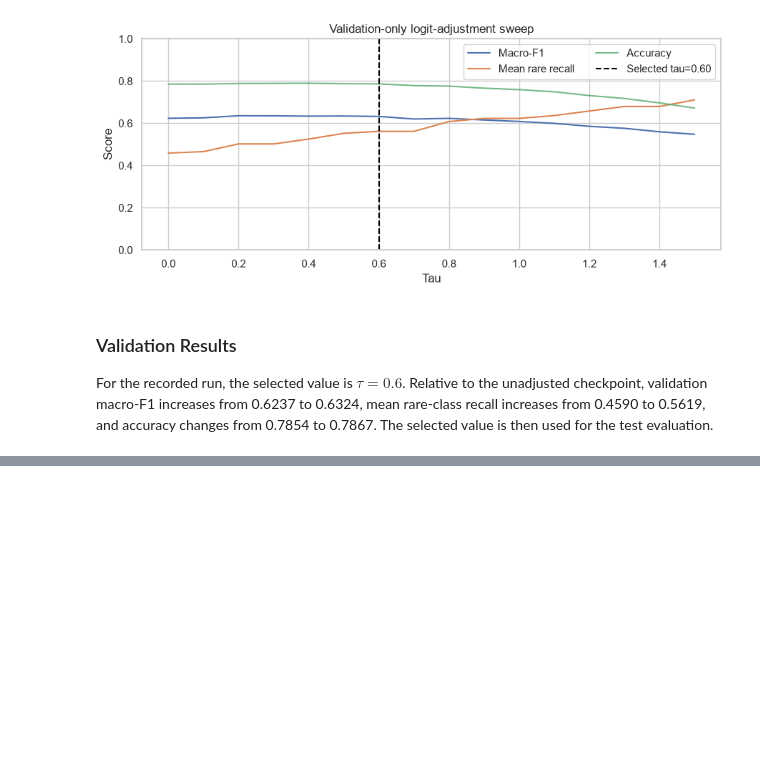
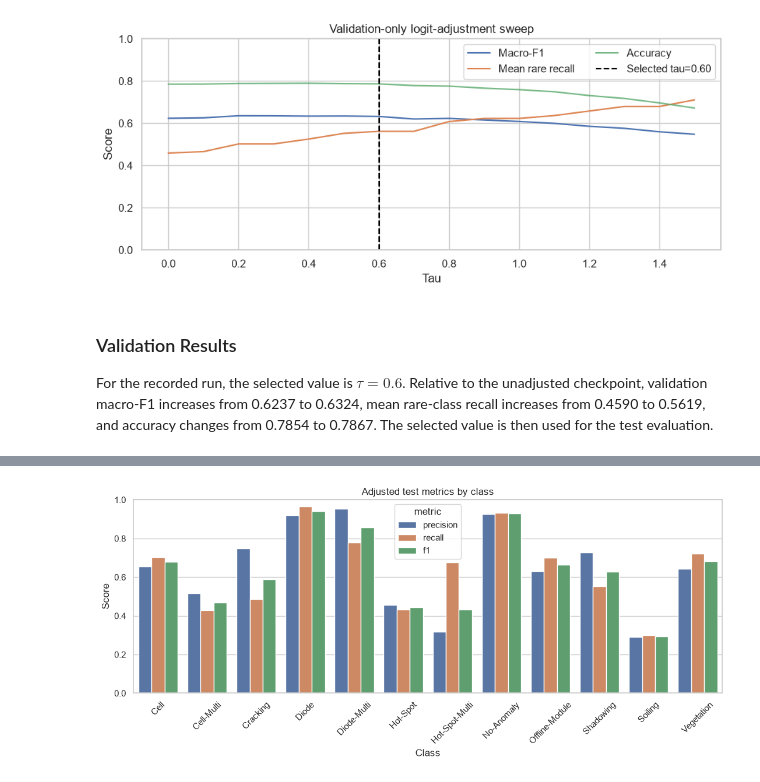
Before and after one commit to Althaf-0130/Fine-Grained-Photovoltaic-Fault-Classification-from-Infrared-Images, a Jupyter notebook: PV_Fault_Classification_Colab.ipynb, the cells around one changed output, grey strips where cells are left out. Drawn from its saved outputs; the diff is of its cells as text; code cells hidden in the pictures; blank space fills up the shorter version.

```diff
--- a/PV_Fault_Classification_Colab.ipynb
+++ b/PV_Fault_Classification_Colab.ipynb
@@ -1045,0 +1162,28 @@ For the recorded run, the selected value is $\tau = 0.6$. Relative to the unadju
+# %%
+adjusted_per_class = test_per_class_df[
+    test_per_class_df["method"] == "logit_adjustment"
+]
+plot_frame = adjusted_per_class.melt(
+    id_vars=["label", "is_rare_target"],
+    value_vars=["precision", "recall", "f1"],
+    var_name="metric",
+    value_name="score",
+)
+fig, ax = plt.subplots(figsize=(11, 5))
+sns.barplot(data=plot_frame, x="label", y="score", hue="metric", ax=ax)
+ax.set(
+    title="Adjusted test metrics by class",
+    xlabel="Class",
+    ylabel="Score",
+    ylim=(0, 1),
+)
+ax.tick_params(axis="x", rotation=45)
+fig.tight_layout()
+fig.savefig(
+    OUTPUT_DIR / "test_per_class_metrics.png",
+    dpi=180,
+    bbox_inches="tight",
+)
+plt.show()
+# %% [output]
+[figure, added]
```
Also changed, not shown: parts of 7 cells of this notebook.
